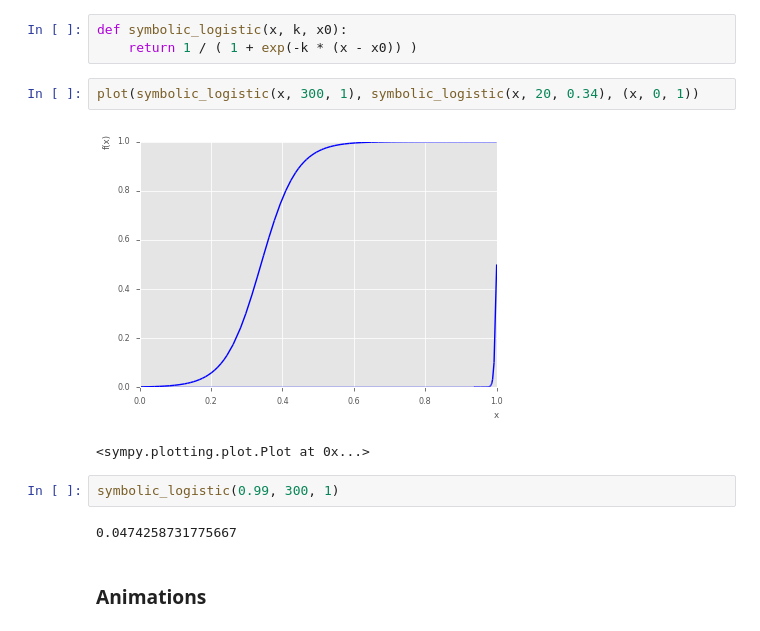
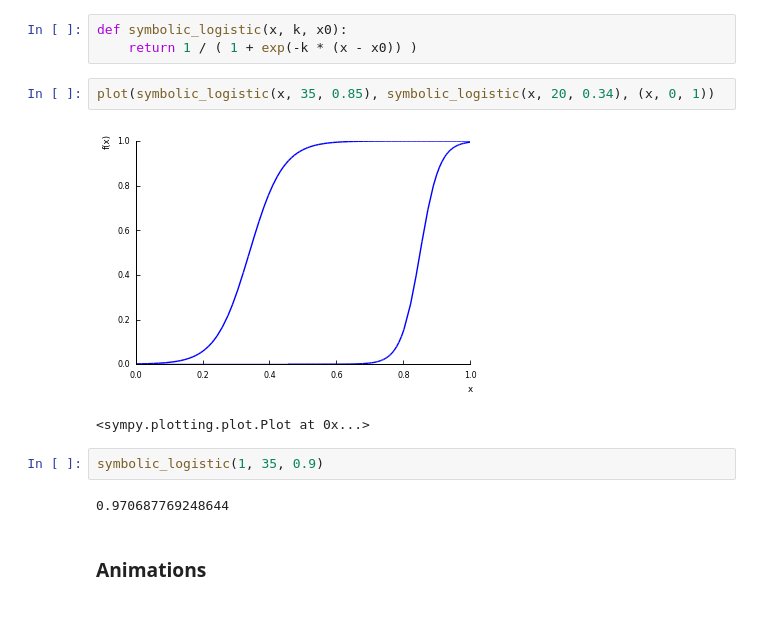
Before and after one commit to ccordoba12/diffusion-of-innovations-model, a Jupyter notebook: Diffusion/Diffusion in small world networks.ipynb, the cells around one changed output. Saved outputs shown, nothing was run; the diff lists cells and outputs as text.

Commit message:
Diffusion: Add results of several plot evaluations

```diff
--- a/Diffusion/Diffusion in small world networks.ipynb
+++ b/Diffusion/Diffusion in small world networks.ipynb
@@ -475,14 +483,14 @@ x = symbols('x')
 def symbolic_logistic(x, k, x0):
     return 1 / ( 1 + exp(-k * (x - x0)) )
 # %%
-plot(symbolic_logistic(x, 300, 1), symbolic_logistic(x, 20, 0.34), (x, 0, 1))
+plot(symbolic_logistic(x, 35, 0.85), symbolic_logistic(x, 20, 0.34), (x, 0, 1))
 # %% [output]
-[figure, old version]
+[figure, new version]
 <sympy.plotting.plot.Plot at 0x...>
-# %%
-symbolic_logistic(0.99, 300, 1)
-# %% [output]
-0.0474258731775667
+# %%
+symbolic_logistic(1, 35, 0.9)
+# %% [output]
+0.970687769248644
 # %% [markdown]
 ### Animations
 # %%
```
Also changed, not shown: parts of 7 cells of this notebook.
